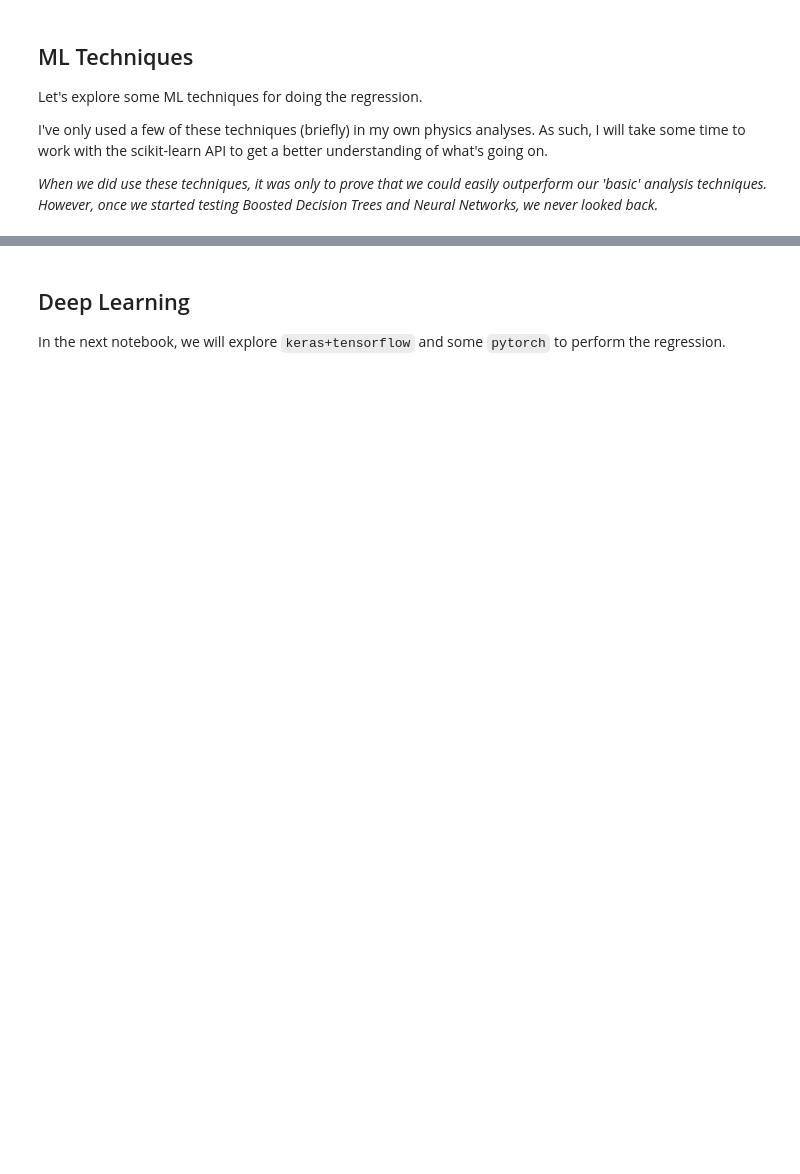
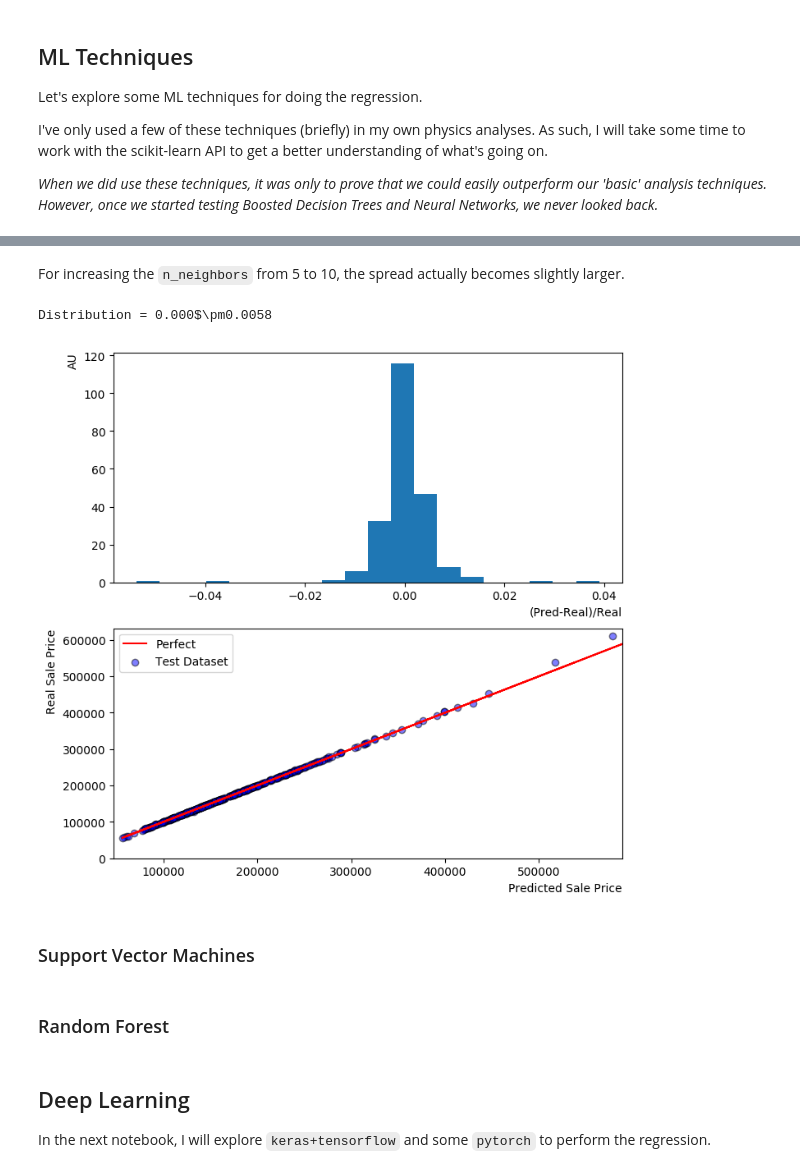
Before and after one commit to demarley/figment, a Jupyter notebook: python/1-housing_prices.ipynb, the cells around one changed output, grey strips where cells are left out. Drawn from its saved outputs; the diff is of its cells as text; code cells hidden in the pictures; blank space fills up the shorter version.

```diff
--- a/python/1-housing_prices.ipynb
+++ b/python/1-housing_prices.ipynb
@@ -92,4 +169,39 @@ plt.hist(data[np.where(data>0)],bins=4)
+# %% [markdown]
+For increasing the `n_neighbors` from 5 to 10, the spread actually becomes slightly larger.
+# %%
+n_neighbors = 7
+knn  = neighbors.KNeighborsRegressor(n_neighbors, weights=weights)
+fknn = knn.fit(X_train, Y_train)
+predictions = fknn.predict(X_test)
+# %%
+# Prediction
+values = np.divide((np.asarray(predictions) - Y_test),Y_test)
+
+fig,ax = plt.subplots(2,1,figsize=(8,8))
+
+plt.subplot(2,1,1)
+plt.hist(values,bins=20,normed=True)
+plt.xlabel("(Pred-Real)/Real",position=(1,0),ha='right')
+plt.ylabel("AU",position=(0,1),ha='right')
+
+plt.subplot(2,1,2)
+plt.scatter(predictions,Y_test,color='b',edgecolor='k',alpha=0.5,label="Test Dataset");
+plt.plot(Y_test,Y_test,color='r',label="Perfect")
+plt.xlim(min(predictions)-10000,max(predictions)+10000)
+plt.ylim(0,max(Y_test)+20000)
+plt.xlabel("Predicted Sale Price",position=(1,0),ha='right')
+plt.ylabel("Real Sale Price",position=(0,1),ha='right')
+plt.legend()
+
+print(r"Distribution = {0:.3f}$\pm{1:.4f}".format(np.mean(values),np.std(values)))
+# %% [output]
+Distribution = 0.000$\pm0.0058
+[figure, added]
+# %% [markdown]
+### Support Vector Machines
+# %% [markdown]
+### Random Forest
 # %% [markdown]
 ## Deep Learning
 
-In the next notebook, we will explore `keras+tensorflow` and some `pytorch` to perform the regression.
+In the next notebook, I will explore `keras+tensorflow` and some `pytorch` to perform the regression.
```
Also changed, not shown: parts of 23 cells of this notebook.
